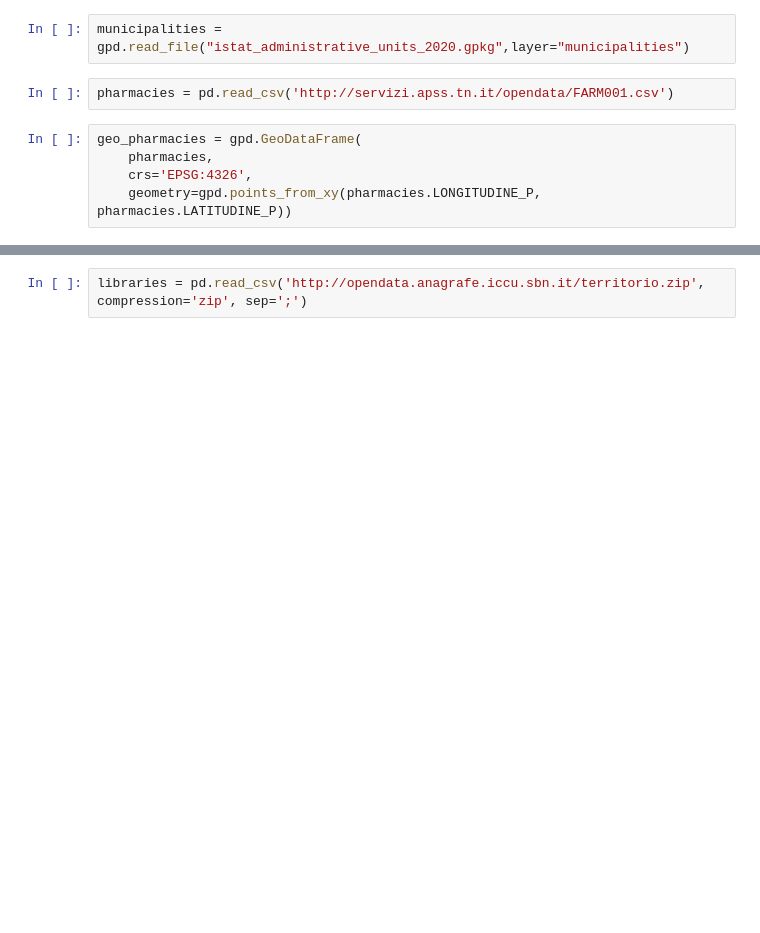
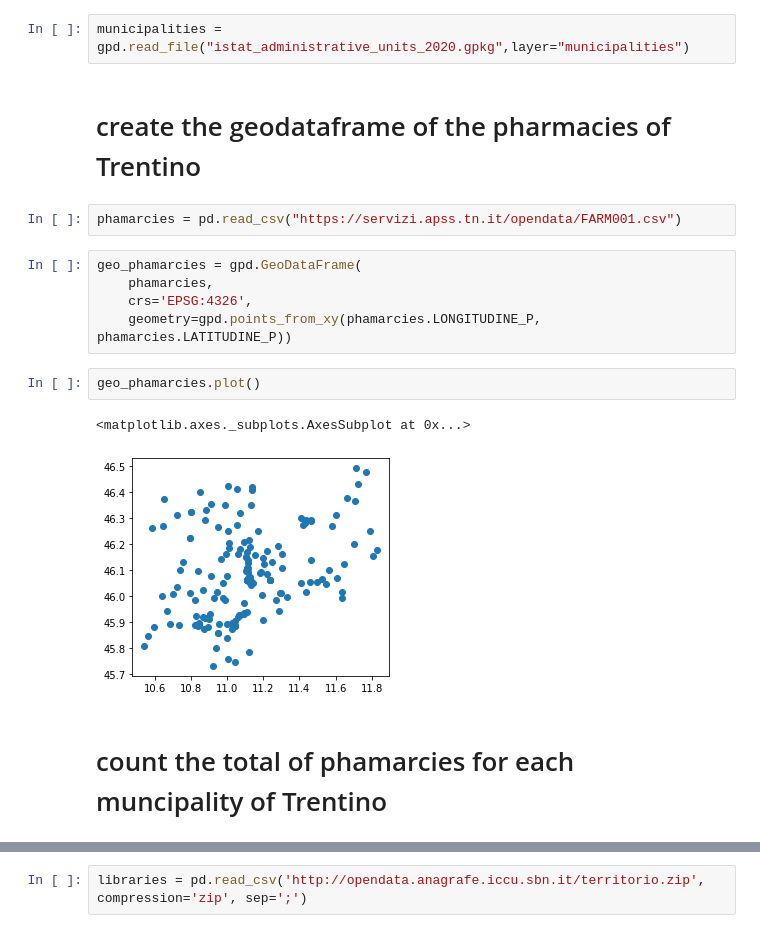
Before and after one commit to napo/geospatial_course_unitn, a Jupyter notebook: code/02_solution_exercise_for_spatial_relationships.ipynb, the cells around one changed output, grey strips where cells are left out. Cells and saved outputs as stored; diff of their text form; blank space fills up the shorter version.

```diff
--- a/code/02_solution_exercise_for_spatial_relationships.ipynb
+++ b/code/02_solution_exercise_for_spatial_relationships.ipynb
@@ -68,9 +83,18 @@ istat_administrativ 100%[===================>]  22.31M  32.7MB/s    in 0.7s
 # %%
 municipalities = gpd.read_file("istat_administrative_units_2020.gpkg",layer="municipalities")
+# %% [markdown]
+# create the geodataframe of the pharmacies of Trentino
 # %%
-pharmacies = pd.read_csv('http://servizi.apss.tn.it/opendata/FARM001.csv')
+phamarcies = pd.read_csv("https://servizi.apss.tn.it/opendata/FARM001.csv")
 # %%
-geo_pharmacies = gpd.GeoDataFrame(
-    pharmacies,
+geo_phamarcies = gpd.GeoDataFrame(
+    phamarcies,
     crs='EPSG:4326',
-    geometry=gpd.points_from_xy(pharmacies.LONGITUDINE_P, pharmacies.LATITUDINE_P))
+    geometry=gpd.points_from_xy(phamarcies.LONGITUDINE_P, phamarcies.LATITUDINE_P))
+# %%
+geo_phamarcies.plot()
+# %% [output]
+<matplotlib.axes._subplots.AxesSubplot at 0x...>
+[figure, added]
+# %% [markdown]
+# count the total of phamarcies for each muncipality of Trentino
```
Also changed, not shown: parts of 81 cells of this notebook.
